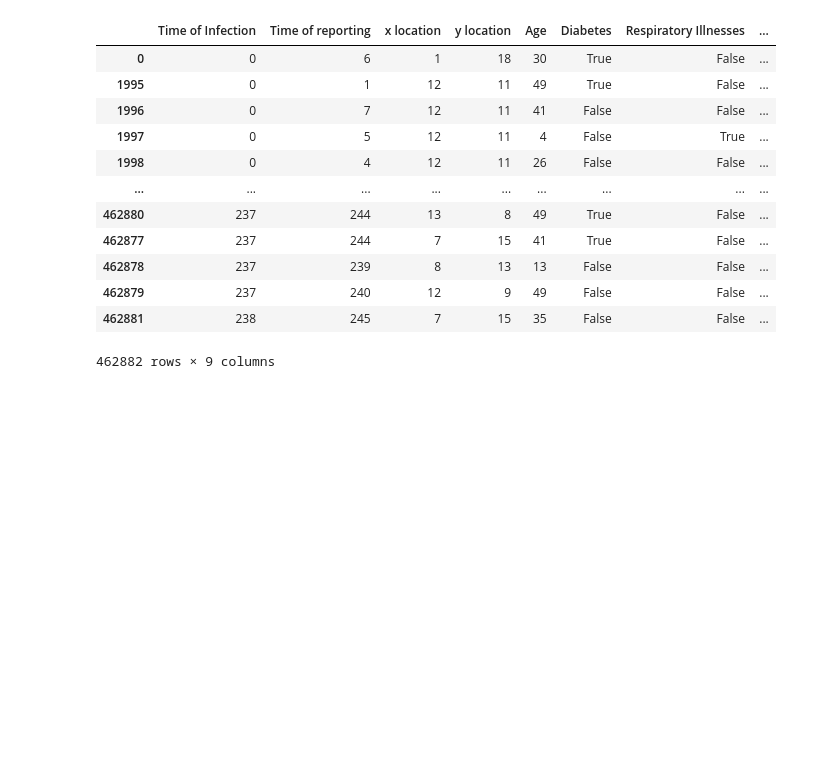
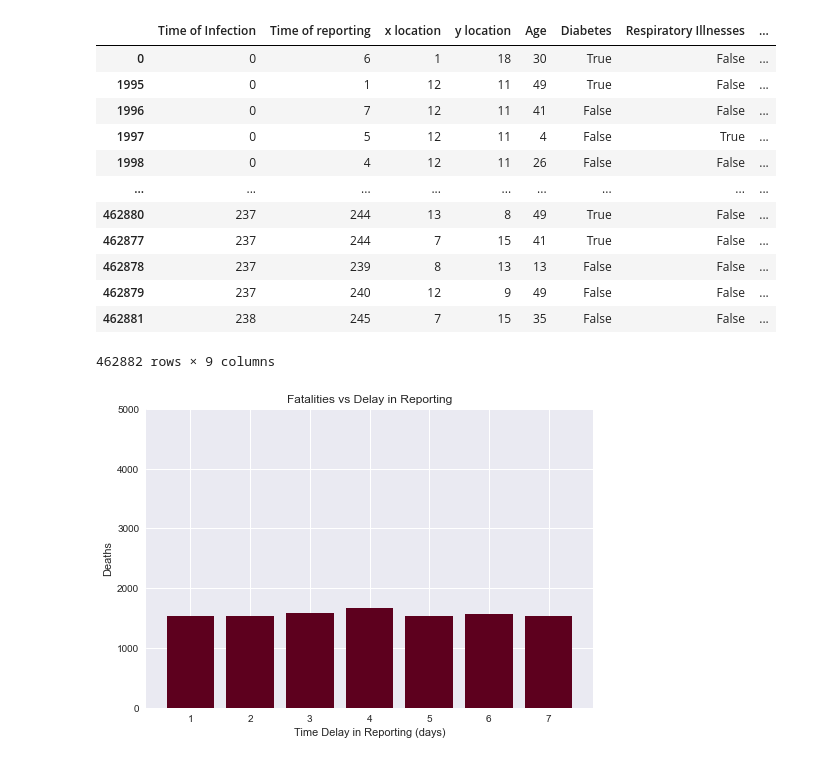
Before and after one commit to North17/Seg-Fault-NPSYPR, a Jupyter notebook: tests.ipynb, the cells around one changed output. Drawn from its saved outputs; the diff is of its cells as text; code cells hidden in the pictures; blank space fills up the shorter version.

Commit message:
made bar chart for deaths vs delay

```diff
--- a/tests.ipynb
+++ b/tests.ipynb
@@ -265,3 +265,44 @@ db.sort_values(['Time of Infection'])
 | 462879 | 237 | 240 | 12 | 9 | 49 | False | False | ... |
 | 462881 | 238 | 245 | 7 | 15 | 35 | False | False | ... |
 462882 rows × 9 columns
+# %%
+import pandas as pd
+from matplotlib import pyplot as plt
+from collections import Counter
+
+plt.style.use('seaborn')
+
+db = pd.read_csv('given_files\COVID_Dataset.csv')
+
+db[['Time of Infection', 'Time of reporting', 'Outcome']]
+
+tr = list(db['Time of reporting'])
+ti = list(db['Time of Infection'])
+
+delay = []
+for i in range(len(tr)):
+    delay.append(tr[i]-ti[i])
+db["Time Delay"] = delay
+
+newdb = db[['Time Delay', 'Outcome']].sort_values('Time Delay')
+num = list(newdb[newdb['Outcome'] == 'Dead']['Time Delay'])
+delay_counter = Counter(num)
+
+days = []
+deaths = []
+for day in delay_counter:
+    days.append(day)
+    deaths.append(delay_counter[day])
+
+axes = plt.gca()
+axes.set_ylim([0, 5000])
+
+plt.xlabel("Time Delay in Reporting (days)")
+plt.ylabel("Deaths")
+
+plt.title("Fatalities vs Delay in Reporting")
+
+plt.bar(days, deaths, color = '#5D001E')
+plt.savefig('DeathsVsDelay.png')
+# %% [output]
+[figure, added]
```
Also changed, not shown: 2 other files.
